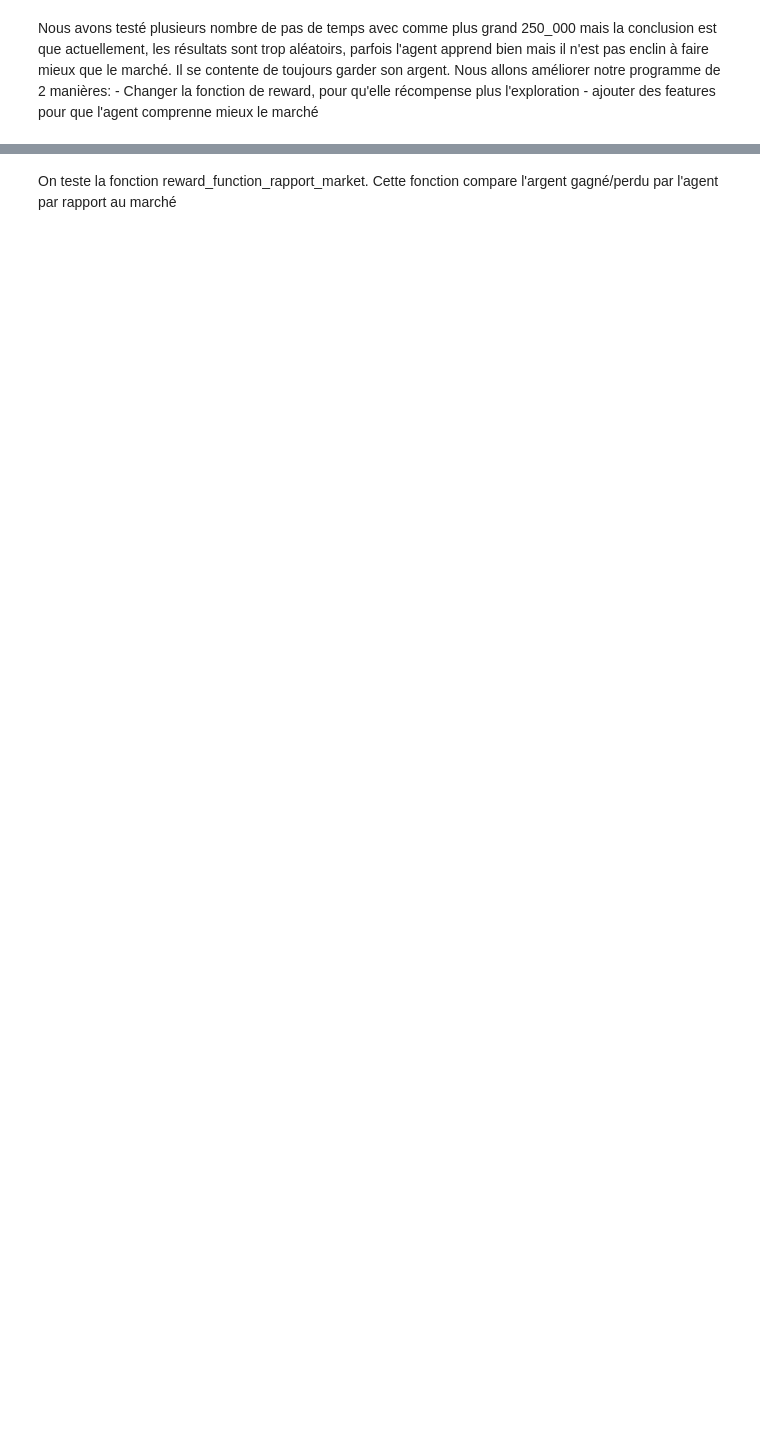
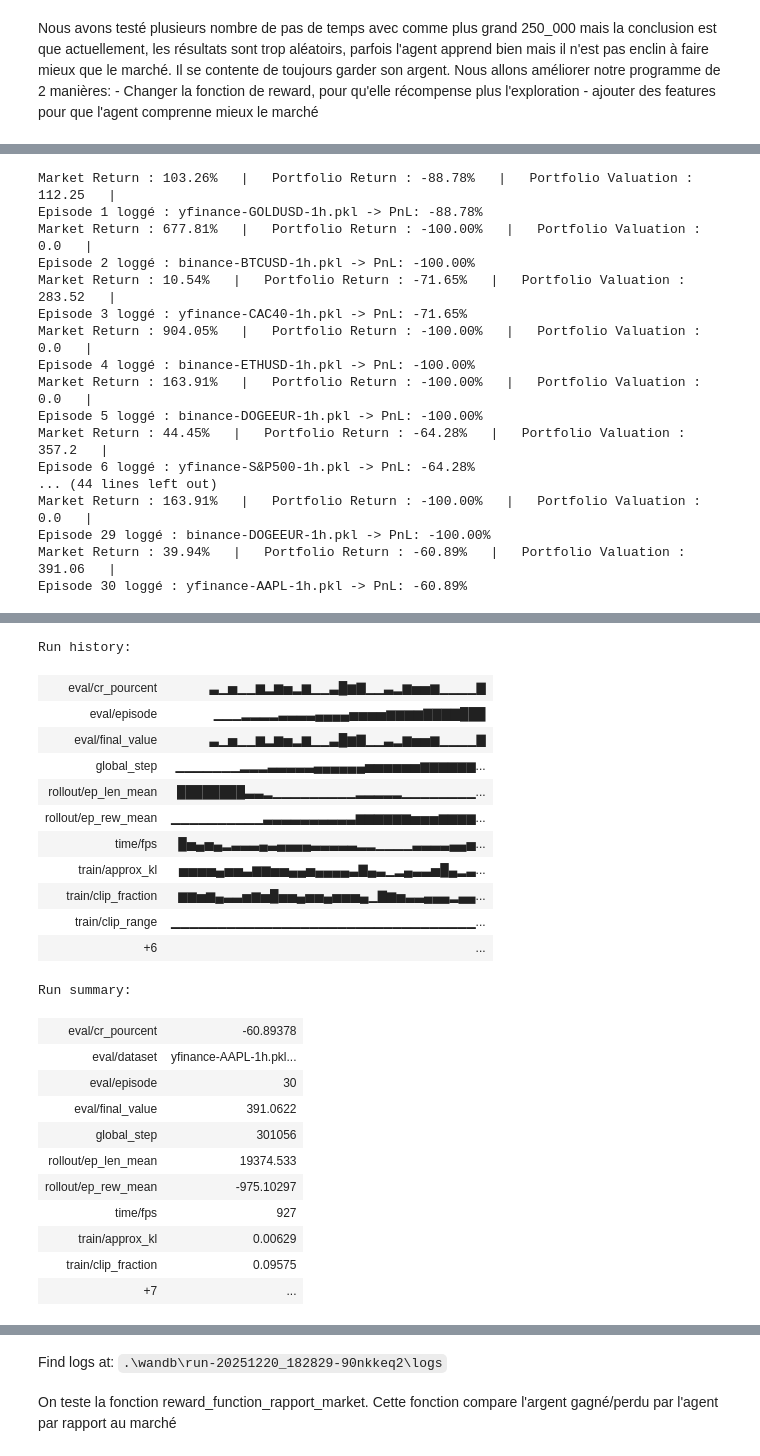
Before and after one commit to Labriz9/reinforcement-learning-project, a Jupyter notebook: PPO.ipynb, the cells around one changed output, grey strips where cells are left out. Saved outputs shown, nothing was run; the diff lists cells and outputs as text; code cells hidden in the pictures; blank space fills up the shorter version.

```diff
--- a/PPO.ipynb
+++ b/PPO.ipynb
@@ -166,7 +384,7 @@ def metric_portfolio_valuation(history):
     return round(history['portfolio_valuation', -1], 2)
 
 def reward_function(history):
-    return history['step']*(history['portfolio_valuation', -1] - history['portfolio_valuation', -2])
+    return (history['portfolio_valuation', -1] - history['portfolio_valuation', -2])
 
 def reward_function_rapport_market(history):
     return 10*((history['portfolio_valuation', -1] / history['portfolio_valuation', -2]) - (history['data_close', -1] / history['data_open', -1]))
@@ -207,11 +425,12 @@ run = wandb.init(
     project="rl-trading-project_billet_crespin_truong",
     config=config2,
     sync_tensorboard=True,
-    monitor_gym=False,
+    monitor_gym=True,
     save_code=False,
 )
 
-model2 = PPO("MlpPolicy",env,tensorboard_log=f"runs/{run.id}")
+model2 = PPO("MlpPolicy",env,verbose=1,tensorboard_log=f"runs/{run.id}")
+
 model2.learn(
     total_timesteps=config2["total_timesteps"],
     callback=WandbCallback(
@@ -237,7 +482,7 @@ for episode in range(1, nb_episodes + 1):
 
     if done:
         history = env.env.historical_info
-        df_history = pd.DataFrame(history)
+        df_history = pd.DataFrame(history.history_storage, columns=history.columns)
 
         initial_val = df_history['portfolio_valuation'].iloc[0]
         final_val = df_history['portfolio_valuation'].iloc[-1]
@@ -272,3 +517,21 @@ for episode in range(1, nb_episodes + 1):
         print(f"Episode {episode} loggé : {dataset_name} -> PnL: {c_r_pourcent:.2f}%")
 
 wandb.finish()
+# %% [output]
+Market Return : 103.26%   |   Portfolio Return : -88.78%   |   Portfolio Valuation : 112.25   |
+Episode 1 loggé : yfinance-GOLDUSD-1h.pkl -> PnL: -88.78%
+Market Return : 677.81%   |   Portfolio Return : -100.00%   |   Portfolio Valuation : 0.0   |
+Episode 2 loggé : binance-BTCUSD-1h.pkl -> PnL: -100.00%
+Market Return : 10.54%   |   Portfolio Return : -71.65%   |   Portfolio Valuation : 283.52   |
+Episode 3 loggé : yfinance-CAC40-1h.pkl -> PnL: -71.65%
+Market Return : 904.05%   |   Portfolio Return : -100.00%   |   Portfolio Valuation : 0.0   |
+Episode 4 loggé : binance-ETHUSD-1h.pkl -> PnL: -100.00%
+Market Return : 163.91%   |   Portfolio Return : -100.00%   |   Portfolio Valuation : 0.0   |
+Episode 5 loggé : binance-DOGEEUR-1h.pkl -> PnL: -100.00%
+Market Return : 44.45%   |   Portfolio Return : -64.28%   |   Portfolio Valuation : 357.2   |
+Episode 6 loggé : yfinance-S&P500-1h.pkl -> PnL: -64.28%
+... (44 lines left out)
+Market Return : 163.91%   |   Portfolio Return : -100.00%   |   Portfolio Valuation : 0.0   |
+Episode 29 loggé : binance-DOGEEUR-1h.pkl -> PnL: -100.00%
+Market Return : 39.94%   |   Portfolio Return : -60.89%   |   Portfolio Valuation : 391.06   |
+Episode 30 loggé : yfinance-AAPL-1h.pkl -> PnL: -60.89%
@@ -274,0 +539,24 @@ wandb.finish()
+Run history:
+| eval/cr_pourcent | ▃▁▅▁▁▆▂▆▅▂▆▁▁▃█▆▇▁▁▃▂▆▅▅▆▁▁▁▁▇ |
+| eval/episode | ▁▁▁▂▂▂▂▃▃▃▃▄▄▄▄▅▅▅▅▆▆▆▆▇▇▇▇███ |
+| eval/final_value | ▃▁▅▁▁▆▂▆▅▂▆▁▁▃█▆▇▁▁▃▂▆▅▅▆▁▁▁▁▇ |
+| global_step | ▁▁▁▁▁▁▁▂▂▂▃▃▃▃▃▄▄▄▄▄▄▅▅▅▅▅▅▆▆▆▆▆▆... |
+| rollout/ep_len_mean | ████████▃▃▂▁▁▁▁▁▁▁▁▁▂▂▂▂▂▁▁▁▁▁▁▁▁... |
+| rollout/ep_rew_mean | ▁▁▁▁▁▁▁▁▁▁▃▃▃▃▃▃▃▃▃▃▆▆▆▆▆▆▅▅▅▆▆▆▆... |
+| time/fps | █▅▄▅▄▂▃▃▃▄▃▄▄▄▄▃▃▃▃▃▂▂▁▁▁▁▃▃▃▃▄▄▅... |
+| train/approx_kl | ▅▅▅▅▄▅▅▃▆▆▅▅▄▄▅▄▄▄▄▃▇▄▃▁▂▄▃▃▅█▄▂▃... |
+| train/clip_fraction | ▆▆▅▆▄▃▃▅▆▅█▅▅▄▅▅▄▅▅▅▄▁▇▆▅▃▃▄▄▄▂▄▄... |
+| train/clip_range | ▁▁▁▁▁▁▁▁▁▁▁▁▁▁▁▁▁▁▁▁▁▁▁▁▁▁▁▁▁▁▁▁▁... |
+| +6 | ... |
+Run summary:
+| eval/cr_pourcent | -60.89378 |
+| eval/dataset | yfinance-AAPL-1h.pkl... |
+| eval/episode | 30 |
+| eval/final_value | 391.0622 |
+| global_step | 301056 |
+| rollout/ep_len_mean | 19374.533 |
+| rollout/ep_rew_mean | -975.10297 |
+| time/fps | 927 |
+| train/approx_kl | 0.00629 |
+| train/clip_fraction | 0.09575 |
+| +7 | ... |
@@ -275,3 +566,4 @@ wandb.finish()
+Find logs at: .\wandb\run-20251220_182829-90nkkeq2\logs
 # %% [markdown]
 On teste la fonction reward_function_rapport_market. Cette fonction compare l'argent gagné/perdu par l'agent par rapport au marché
 # %%
```
Also changed, not shown: parts of 34 cells of this notebook, 13 other files.
